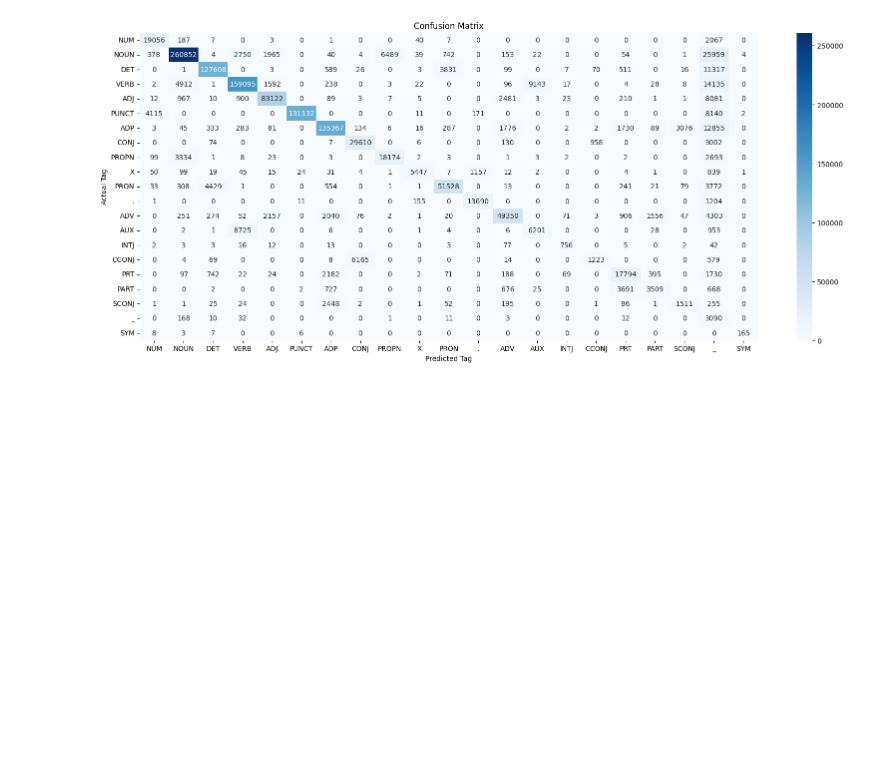
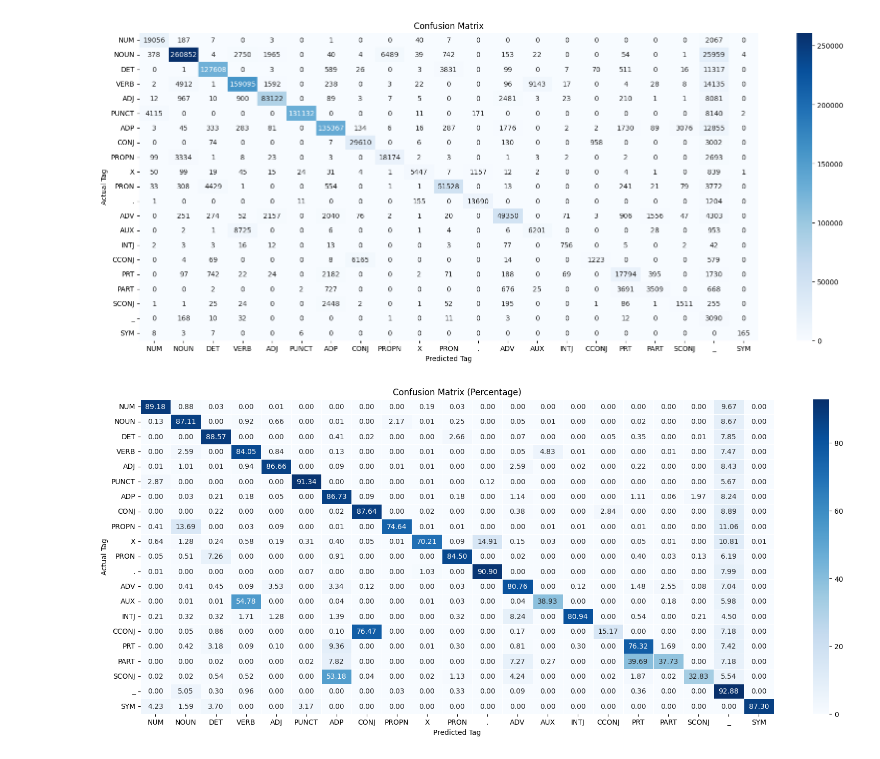
Before and after one commit to valmikGit/NLP_IIITB, a Jupyter notebook: PoS tagging using HMM/aditya_attempt.ipynb, the cells around one changed output. Saved outputs shown, nothing was run; the diff lists cells and outputs as text; code cells hidden in the pictures; blank space fills up the shorter version.

Commit message:
Added percentage accuracy confusion matrix

```diff
--- a/PoS tagging using HMM/aditya_attempt.ipynb
+++ b/PoS tagging using HMM/aditya_attempt.ipynb
@@ -3,11 +3,11 @@ import pandas as pd
 from collections import defaultdict
 import ast
 
-train_file = "/kaggle/input/nlp-project/TRAIN - TRAIN.csv.csv"
-test_file = "/kaggle/input/nlp-project/TEST - TEST.csv.csv"
+# train_file = "/kaggle/input/nlp-project/TRAIN - TRAIN.csv.csv"
+# test_file = "/kaggle/input/nlp-project/TEST - TEST.csv.csv"
 
-train_data = pd.read_csv(train_file)
-test_data = pd.read_csv(test_file)
+train_data = pd.read_csv("train_data.csv")
+test_data = pd.read_csv("validation_data.csv")
 # %%
 # import ast
 
@@ -310,3 +310,34 @@ plt.title("Confusion Matrix")
 plt.show()
 # %% [output]
 [figure]
+# %%
+from sklearn.metrics import confusion_matrix
+import seaborn as sns
+import matplotlib.pyplot as plt
+import numpy as np
+
+# Get unique tags from tag_dict
+unique_tags = list(tag_dict.keys())
+
+# Compute confusion matrix
+cm = confusion_matrix(actual_tags, predicted_tags, labels=unique_tags)
+
+# Normalize by row (actual tag count)
+cm_percentage = cm.astype('float') / cm.sum(axis=1, keepdims=True) * 100
+
+plt.figure(figsize=(20, 8))
+sns.heatmap(
+    cm_percentage,
+    annot=True,
+    fmt=".2f",
+    xticklabels=unique_tags,
+    yticklabels=unique_tags,
+    cmap="Blues",
+    linewidths=0.5
+)
+plt.xlabel("Predicted Tag")
+plt.ylabel("Actual Tag")
+plt.title("Confusion Matrix (Percentage)")
+plt.show()
+# %% [output]
+[figure, added]
```
